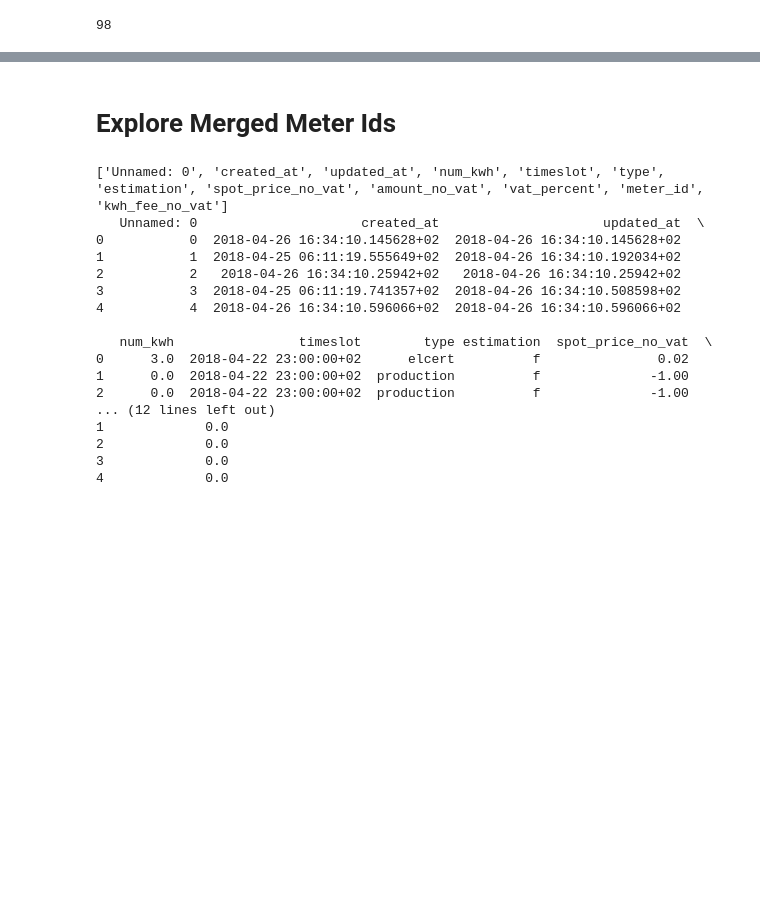
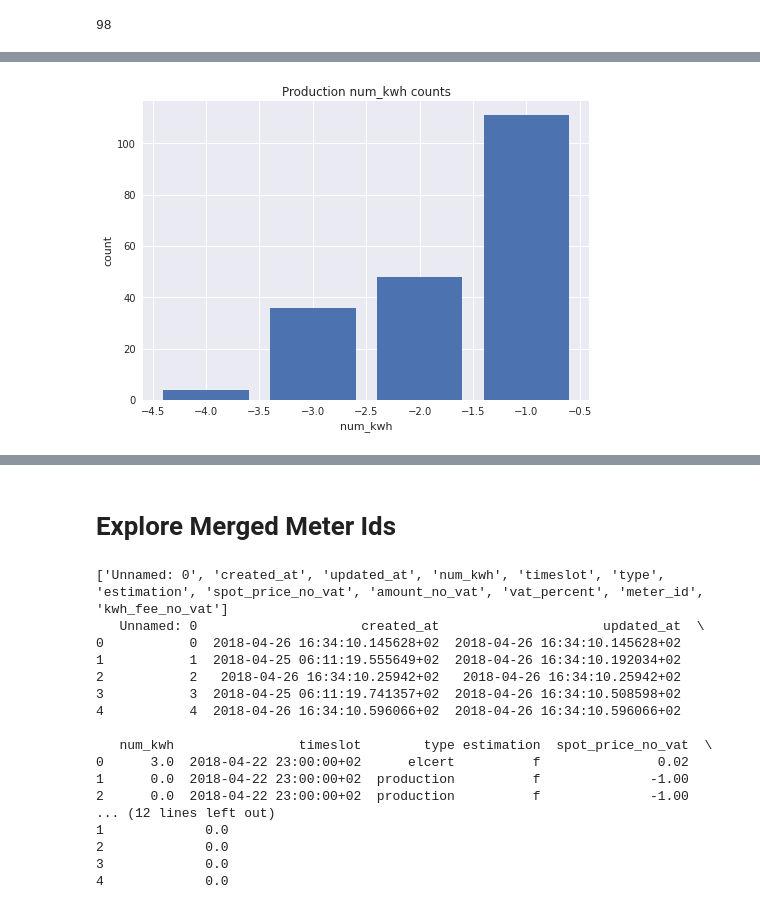
Before and after one commit to 4ug-aug/Otovo-OptimalControl, a Jupyter notebook: explore.ipynb, the cells around one changed output, grey strips where cells are left out. Drawn from its saved outputs; the diff is of its cells as text; code cells hidden in the pictures; blank space fills up the shorter version.

```diff
--- a/explore.ipynb
+++ b/explore.ipynb
@@ -215,0 +284,9 @@ datata.head()
+# %%
+# Create barplot of cons_numkwh_neg_counts
+with plt.style.context("seaborn"):
+    plt.bar(prod_numkwh_neg_counts.index, prod_numkwh_neg_counts.values)
+    plt.title("Production num_kwh counts")
+    plt.xlabel("num_kwh")
+    plt.ylabel("count")
+# %% [output]
+[figure, added]
```
Also changed, not shown: parts of 69 cells of this notebook.
